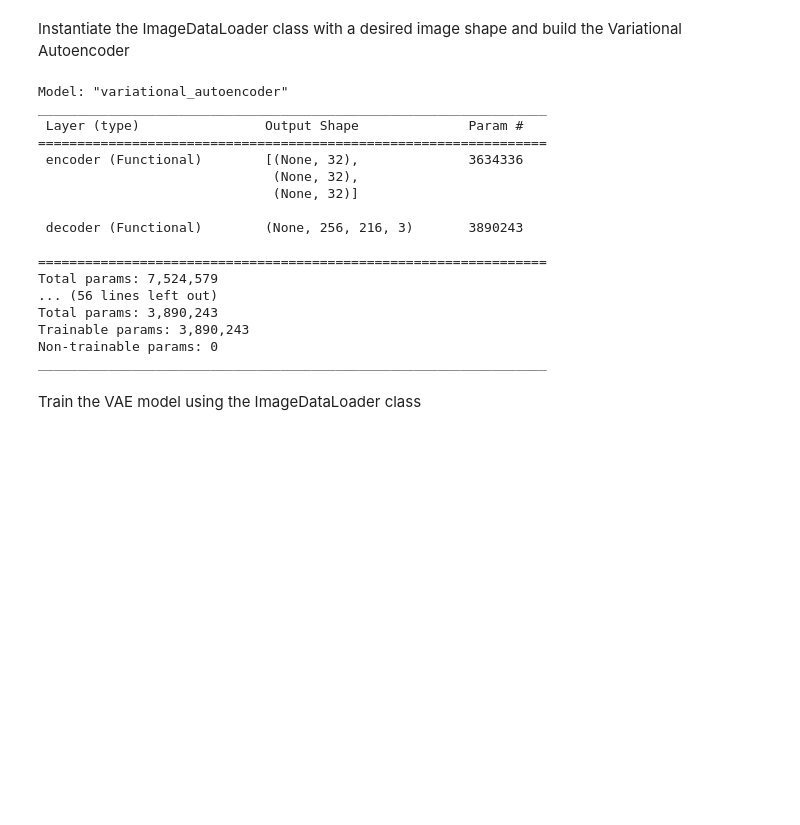
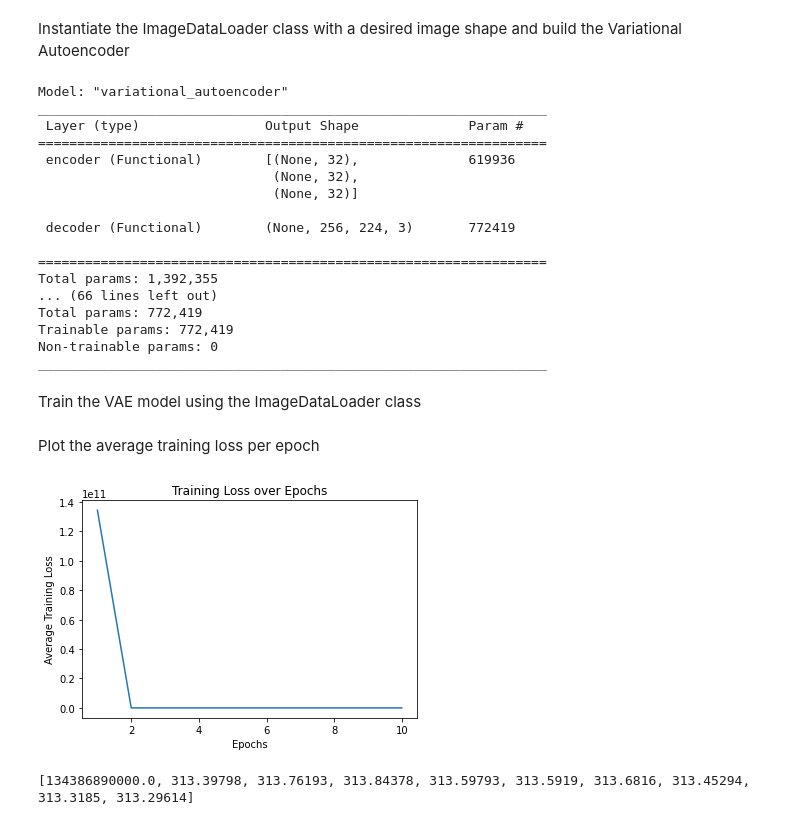
Before and after one commit to Xotrab/TMDBclustering, a Jupyter notebook: data_dimensionality_reduction.ipynb, the cells around one changed output. Drawn from its saved outputs; the diff is of its cells as text; code cells hidden in the pictures; blank space fills up the shorter version.

```diff
--- a/data_dimensionality_reduction.ipynb
+++ b/data_dimensionality_reduction.ipynb
@@ -114,9 +114,9 @@ Instantiate the ImageDataLoader class with a desired image shape and build the V
 # %%
 from variational_autoencoder import VariationalAutoencoder
 
-desired_image_shape = (256, 216)
+desired_image_shape = (256, 224)
 batch_size = 16
-image_data_loader = ImageDataLoader(directory=images_directory, batch_size=batch_size, desired_image_shape=desired_image_shape, train_split=0.15)
+image_data_loader = ImageDataLoader(directory=images_directory, batch_size=batch_size, desired_image_shape=desired_image_shape, train_split=0.08)
 
 vae = VariationalAutoencoder(input_height=desired_image_shape[0], input_width=desired_image_shape[1], latent_dim=32)
 
@@ -132,20 +132,34 @@ Model: "variational_autoencoder"
 _________________________________________________________________
  Layer (type)                Output Shape              Param #
 =================================================================
- encoder (Functional)        [(None, 32),              3634336
+ encoder (Functional)        [(None, 32),              619936
                               (None, 32),
                               (None, 32)]
 
- decoder (Functional)        (None, 256, 216, 3)       3890243
+ decoder (Functional)        (None, 256, 224, 3)       772419
 
 =================================================================
-Total params: 7,524,579
-... (56 lines left out)
-Total params: 3,890,243
-Trainable params: 3,890,243
+Total params: 1,392,355
+... (66 lines left out)
+Total params: 772,419
+Trainable params: 772,419
 Non-trainable params: 0
 _________________________________________________________________
 # %% [markdown]
 Train the VAE model using the ImageDataLoader class
 # %%
-vae.train(data_loader=image_data_loader, epochs=2)
+epochs = 10
+epoch_avg_train_losses = vae.train(data_loader=image_data_loader, epochs=epochs)
+# %% [markdown]
+Plot the average training loss per epoch
+# %%
+epochs_range = range(1, epochs + 1)
+plt.plot(epochs_range, epoch_avg_train_losses)
+plt.xlabel('Epochs')
+plt.ylabel('Average Training Loss')
+plt.title('Training Loss over Epochs')
+plt.show()
+print(epoch_avg_train_losses)
+# %% [output]
+[figure, added]
+[134386890000.0, 313.39798, 313.76193, 313.84378, 313.59793, 313.5919, 313.6816, 313.45294, 313.3185, 313.29614]
```
Also changed, not shown: parts of 2 cells of this notebook, 5 other files.
